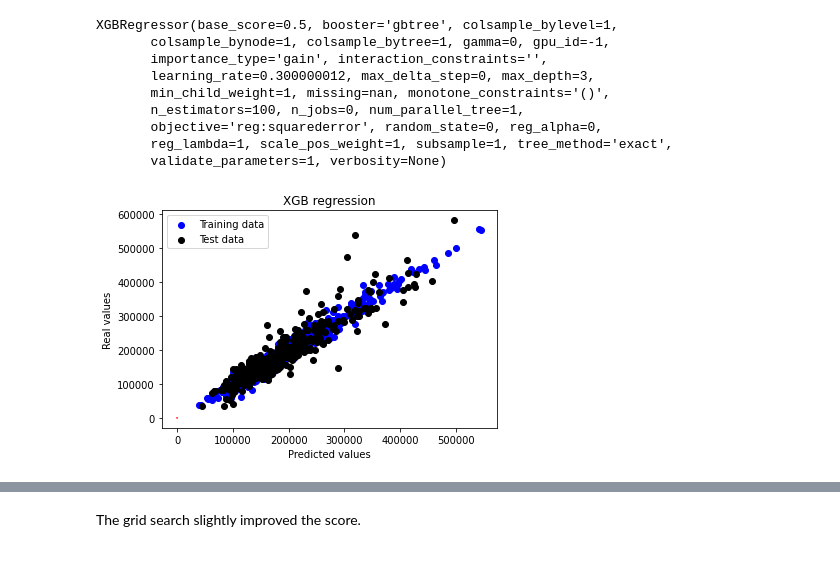
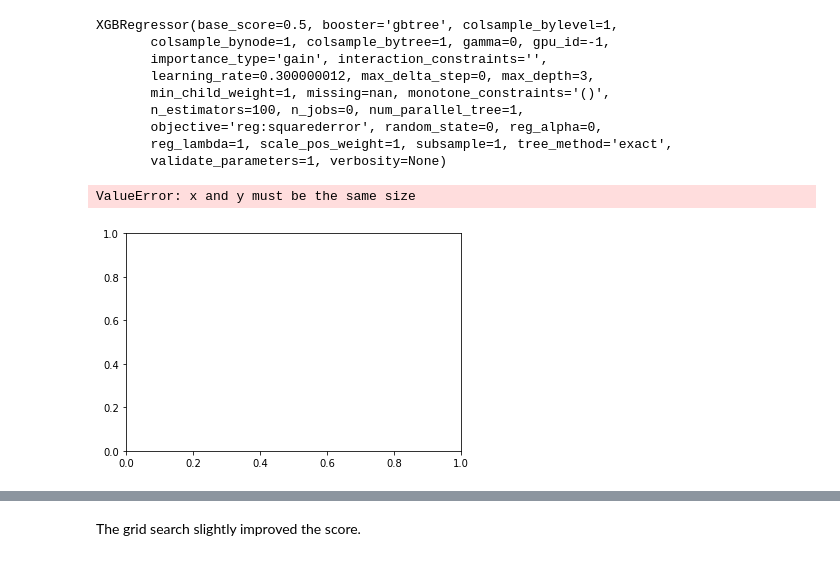
Before and after one commit to RaphaelRoriz/Machine-learning, a Jupyter notebook: housesPricesDataset/House Prices regressions.ipynb, the cells around one changed output, grey strips where cells are left out. Saved outputs shown, nothing was run; the diff lists cells and outputs as text; code cells hidden in the pictures.

```diff
--- a/housesPricesDataset/House Prices regressions.ipynb
+++ b/housesPricesDataset/House Prices regressions.ipynb
@@ -1231,18 +1212,11 @@ XGBRegressor(base_score=0.5, booster='gbtree', colsample_bylevel=1,
 # %%
 xgb_predictions_train = xgbr.predict(X_train)
 xgb_predictions_test = xgbr.predict(X_test)
-# %%
-# Plot predictions - Real values
-plt.scatter(xgb_predictions_train, y_train, c = "blue",  label = "Training data")
-plt.scatter(xgb_predictions_test, y_test, c = "black",  label = "Test data")
-plt.title("XGB regression")
-plt.xlabel("Predicted values")
-plt.ylabel("Real values")
-plt.legend(loc = "upper left")
-plt.plot([10.5, 13.5], [10.5, 13.5], c = "red")
-plt.show()
-# %% [output]
-[figure, removed]
+# %%
+plot_train_test_predictions('XGB Regressor',xgb_predictions_train,xgb_predictions_test)
+# %% [output]
+ValueError: x and y must be the same size
+[figure, added]
 # %%
 print('RMSE:', np.sqrt(metrics.mean_squared_error(y_test, xgb_predictions_test)))
 print('R2 score:', xgbr.score(X_test,y_test))
```
Also changed, not shown: parts of 21 cells of this notebook.
